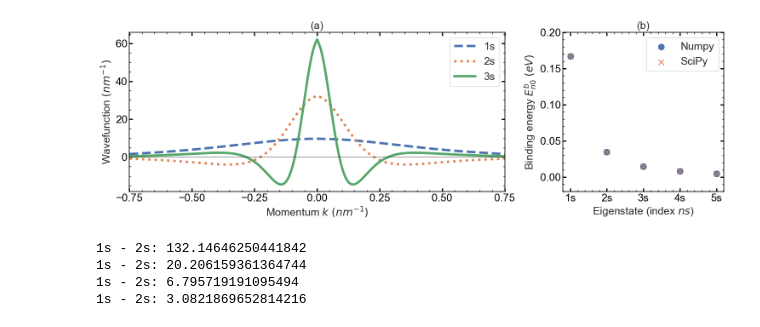
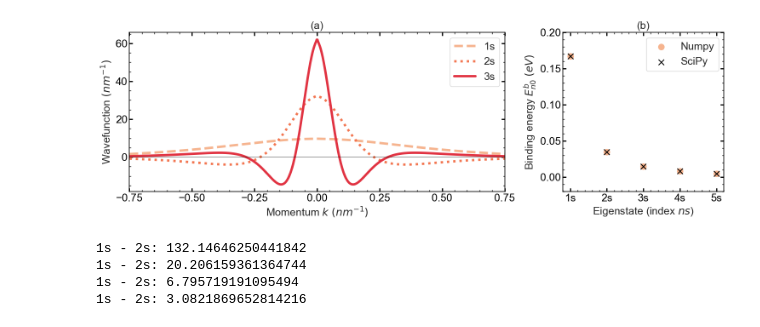
Before and after one commit to pmbraga/perovskite_excitons_mphil, a Jupyter notebook: excitonic_states/binding_energy.ipynb, the cells around one changed output. Cells and saved outputs as stored; diff of their text form; code cells hidden in the pictures.

Commit message:
graphical changes

```diff
--- a/excitonic_states/binding_energy.ipynb
+++ b/excitonic_states/binding_energy.ipynb
@@ -25,7 +25,7 @@ base = {
     "ytick.right": True,
 }
 
-sn.set_theme(context='notebook', style=base, palette='deep', color_codes=True, rc=None)
+sn.set_theme(context='notebook', style=base, palette='rocket_r', color_codes=True, rc=None)
 # %%
 # --- global variables --- #
 
@@ -163,35 +163,35 @@ axes[0].legend(loc='upper right', fontsize=18)
 
 axes[0].tick_params(axis="both", labelsize=18)
 axes[0].tick_params(axis="both", which="major", direction="in", length=6, width=2)
 axes[0].tick_params(axis="both", which="minor", direction="in", length=3, width=1.0)
 
 axes[0].xaxis.set_major_locator(ticker.MultipleLocator(0.25))
 axes[0].xaxis.set_minor_locator(ticker.MultipleLocator(0.05))
 axes[0].yaxis.set_major_locator(ticker.MultipleLocator(20))
 axes[0].yaxis.set_minor_locator(ticker.MultipleLocator(5))
 
 axes[1].scatter(['1s', '2s' , '3s' , '4s', '5s'], eig_levels, s =100, label='Numpy')
-axes[1].scatter(['1s', '2s' , '3s' , '4s', '5s'], eig_levels, s=90, label='SciPy', marker='x')
+axes[1].scatter(['1s', '2s' , '3s' , '4s', '5s'], eig_levels, s=90, label='SciPy', marker='x', color='black')
 axes[1].set_ylim(-.02, .2)
 axes[1].set_xlabel('Eigenstate (index $ns$)', fontsize=18)
 axes[1].set_ylabel('Binding energy $E_{n0}^b$ $(eV)$', fontsize=18)
 axes[1].set_title('(b)', fontsize=18)
 
 axes[1].tick_params(axis="both", labelsize=18)
 axes[1].tick_params(axis="both", which="major", direction="in", length=6, width=2)
 axes[1].tick_params(axis="both", which="minor", direction="in", length=3, width=1.0)
 
 axes[1].xaxis.set_major_locator(ticker.MultipleLocator(1))
 axes[1].xaxis.set_minor_locator(ticker.MultipleLocator(0.2))
 axes[1].yaxis.set_major_locator(ticker.MultipleLocator(0.05))
 axes[1].yaxis.set_minor_locator(ticker.MultipleLocator(0.01))
 
 axes[1].legend(fontsize=18)
 
 plt.tight_layout()
 plt.savefig('eigen_results.pdf', dpi=800)
 # %% [output]
-[figure, old version]
+[figure, new version]
 # %%
 print(f"1s - 2s: {(eig_levels[0] - eig_levels[1])*1000}")
 print(f"1s - 2s: {(eig_levels[1] - eig_levels[2])*1000}")
```
